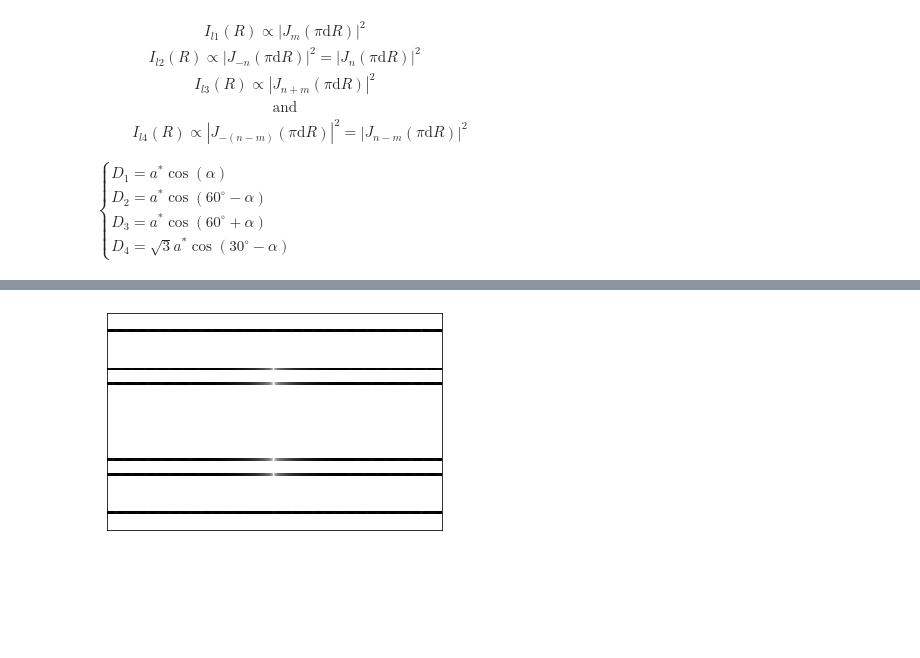
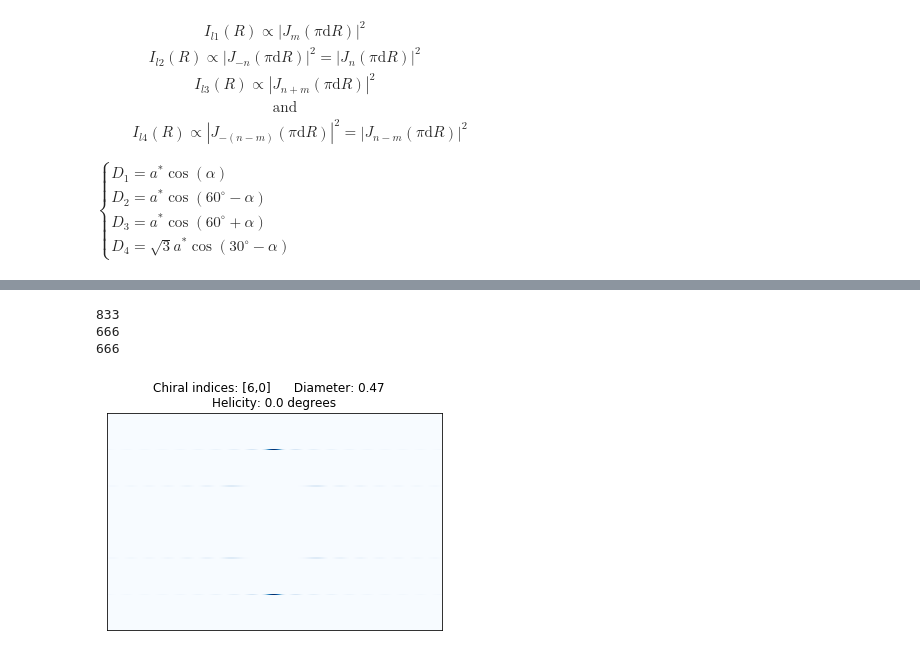
Before and after one commit to davisrbr/nanotubes, a Jupyter notebook: Notebooks/diffractionCNT.ipynb, the cells around one changed output, grey strips where cells are left out. Drawn from its saved outputs; the diff is of its cells as text; code cells hidden in the pictures; blank space fills up the shorter version.

```diff
--- a/Notebooks/diffractionCNT.ipynb
+++ b/Notebooks/diffractionCNT.ipynb
@@ -529,11 +228,0 @@ TypeError: l0() takes 2 positional arguments but 3 were given
-# %%
-R = np.linspace(-d*5.5, d*5.5, 1000) #nm
-radius_spacing = 2*np.pi*R
-print(len(R))
-diffraction_distance = D1*600/500
-
-R = np.linspace(-d*5.5, d*5.5, 1000) #nm
-radius_spacing = 2*np.pi*R
-diffraction_spacing = np.linspace(-diffraction_distance,
-                                  diffraction_distance, 600)
-print(len(diffraction_spacing))
@@ -700,10 +280,0 @@ plt.show()
-# %%
-with errstate(divide='ignore'):
-    log_total_mesh = np.log(mesh)
-    log_total_mesh[isneginf(mesh)]=0
-plt.pcolormesh(radius_spacing, diffraction_spacing, log_total_mesh,cmap='Greys')
-plt.xticks([])
-plt.yticks([])
-plt.show()
-# %% [output]
-[figure, removed]
@@ -709,0 +321,57 @@ plt.show()
+# %%
+from numpy import errstate,isneginf
+
+def layer_line_mesh(n : int, #number of layer lines to plot
+                    chiralIndices : NamedTuple,
+                    mesh_layers : Dict,
+                    diffraction_spacing : np.ndarray,
+                    radius_spacing : float,
+                    option : str) -> np.ndarray:
+
+    total_mesh = np.zeros((1000, 1000))
+
+    for i in range(1, n+1):
+
+        # Tuple[mesh_function, spacing in nm]
+        layer_line_func, position = mesh_layers[i]
+
+        # assumed layer line spacing based on 600 grid spaced Y-axis
+        pos_position_slice = int(np.floor(500*position/diffraction_distance+500))
+        neg_position_slice = -int(np.floor(500*position/diffraction_distance-500))
+        print(pos_position_slice)
+
+        # if not, scale is too 'zoomed in' to appear on plot, do nothing to mesh
+        if pos_position_slice+2 <=1000:
+            # define layer n_th line
+            layer_line = layer_line_func(indices, radius_spacing)
+
+            #define upper slice
+            diff_spacing_pos = slice(pos_position_slice-4,
+                                     pos_position_slice+4)
+
+            #define lower slice
+            diff_spacing_neg = slice(neg_position_slice-4,
+                                  neg_position_slice+4)
+
+            total_mesh[diff_spacing_pos, :] = total_mesh[diff_spacing_neg, :] = layer_line
+
+    return total_mesh
+
+test_mesh = layer_line_mesh(3, indices,
+                            mesh_layers,
+                            diffraction_spacing,
+                            radius_spacing,
+                            option)
+
+plt.xticks([])
+plt.yticks([])
+
+plt.title(f'''Chiral indices: [{indices.n},{indices.m}]      Diameter: {round(diameter(indices), 3)}
+Helicity: {round(chiralAngle(indices)*180/np.pi, 3)} degrees''')
+plt.pcolormesh(radius_spacing, diffraction_spacing, test_mesh,cmap='Blues')
+plt.show()
+# %% [output]
+833
+666
+666
+[figure, added]
```
Also changed, not shown: parts of 20 cells of this notebook, 1 other file.
